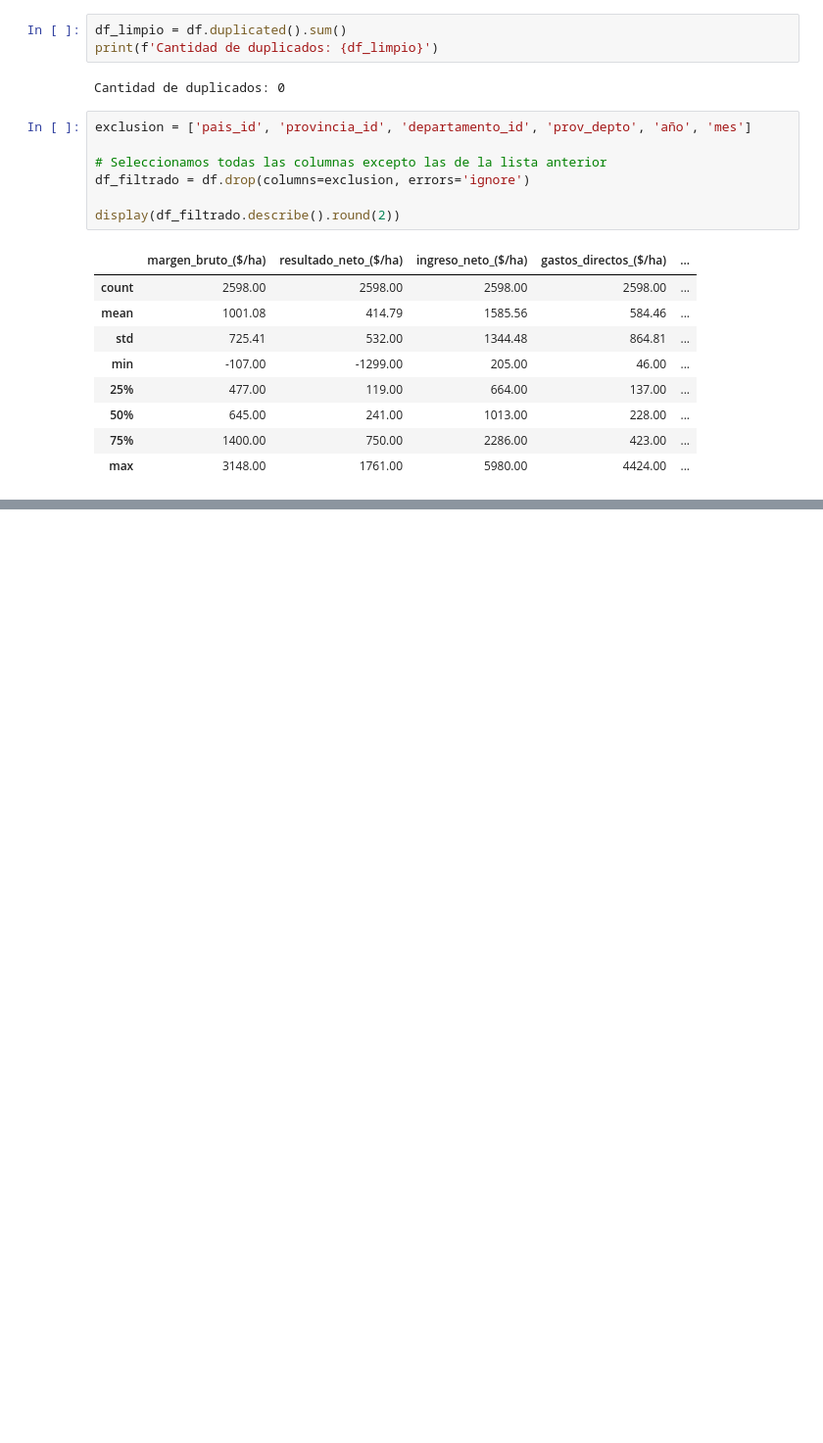
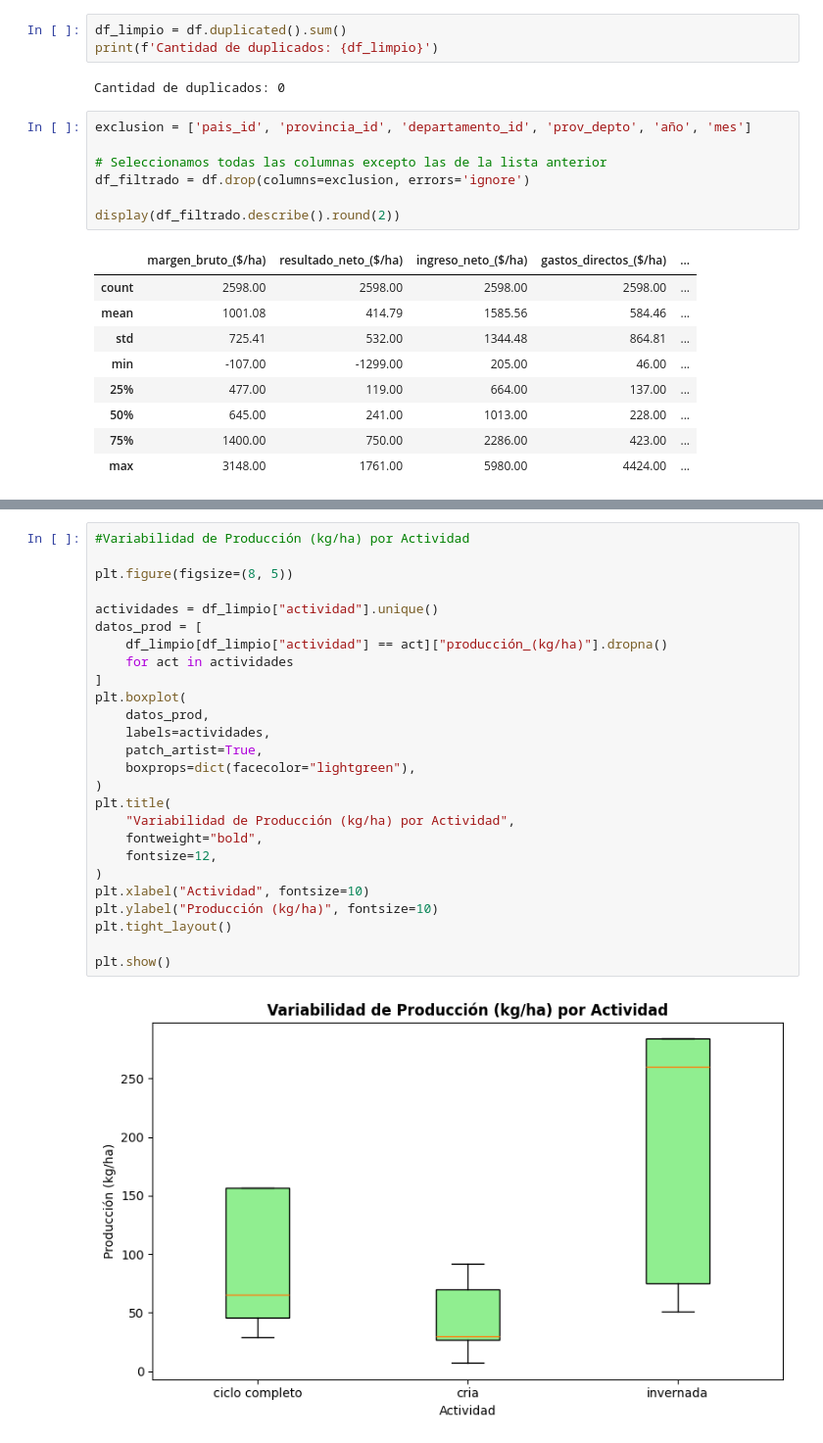
Before and after one commit to bautiunzue/produccion_bovina, a Jupyter notebook: UTN_Final.ipynb, the cells around one changed output, grey strips where cells are left out. Shown at 98% size. Cells and saved outputs as stored; diff of their text form; blank space fills up the shorter version.

```diff
--- a/UTN_Final.ipynb
+++ b/UTN_Final.ipynb
@@ -139,0 +233,28 @@ Filas antes: 2598 | Filas después del filtro lógico: 2166
+# %%
+#Variabilidad de Producción (kg/ha) por Actividad
+
+plt.figure(figsize=(8, 5))
+
+actividades = df_limpio["actividad"].unique()
+datos_prod = [
+    df_limpio[df_limpio["actividad"] == act]["producción_(kg/ha)"].dropna()
+    for act in actividades
+]
+plt.boxplot(
+    datos_prod,
+    labels=actividades,
+    patch_artist=True,
+    boxprops=dict(facecolor="lightgreen"),
+)
+plt.title(
+    "Variabilidad de Producción (kg/ha) por Actividad",
+    fontweight="bold",
+    fontsize=12,
+)
+plt.xlabel("Actividad", fontsize=10)
+plt.ylabel("Producción (kg/ha)", fontsize=10)
+plt.tight_layout()
+
+plt.show()
+# %% [output]
+[figure, added]
```
Also changed, not shown: parts of 10 cells of this notebook.
